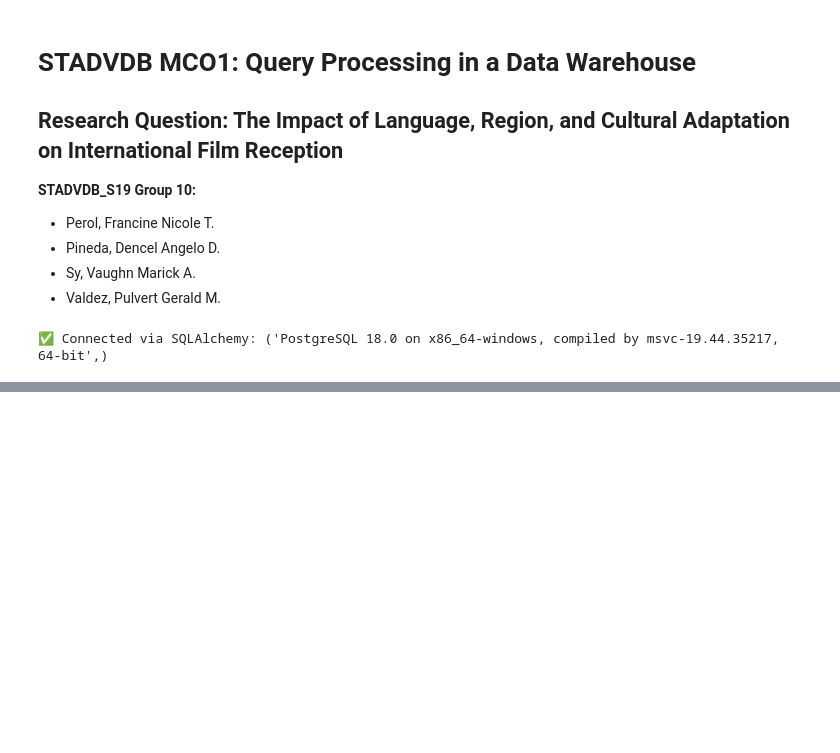
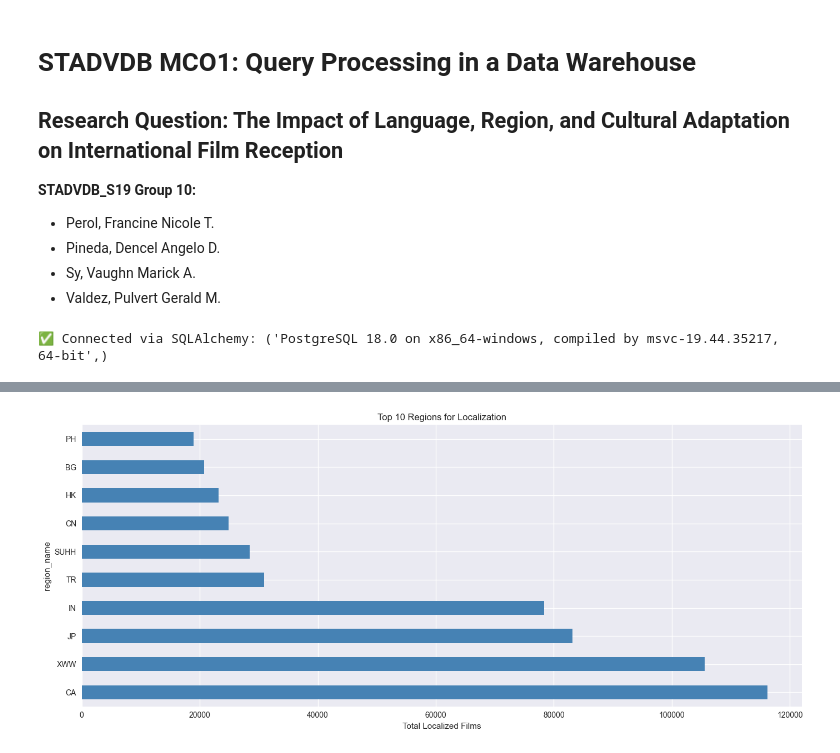
Before and after one commit to lonebono/STADVDBMCO1, a Jupyter notebook: STADVDB_Grp10.ipynb, the cells around one changed output, grey strips where cells are left out. Drawn from its saved outputs; the diff is of its cells as text; code cells hidden in the pictures; blank space fills up the shorter version.

```diff
--- a/STADVDB_Grp10.ipynb
+++ b/STADVDB_Grp10.ipynb
@@ -8,7 +8,15 @@
 - Sy, Vaughn Marick A.
 - Valdez, Pulvert Gerald M.
 # %%
+# Core data & DB
+import pandas as pd
 from sqlalchemy import create_engine, text
+
+# Visualization
+import matplotlib.pyplot as plt
+import seaborn as sns
+plt.style.use('seaborn-v0_8')
+sns.set_palette("tab10")
 
 engine = create_engine(
     "postgresql+psycopg2://",
@@ -31,0 +40,33 @@ df
+# %%
+query1 = """
+SELECT
+    r.region_code AS region_name,  -- Using region_code as the name
+    l.language_code AS language_name,  -- Using language_code as the name
+    COUNT(*) AS localized_count
+FROM dwh.fact_film_version f
+JOIN dwh.dim_region r ON f.region_id = r.region_id
+JOIN dwh.dim_language l ON f.language_id = l.language_id
+WHERE f.is_original_title = FALSE  -- TRUE/FALSE are standard SQL Booleans
+  AND r.region_code != 'UNK'  -- Using the code 'UNK' for unknown
+  AND l.language_code != 'UNK'  -- Using the code 'UNK' for unknown
+GROUP BY r.region_code, l.language_code
+ORDER BY localized_count DESC
+LIMIT 20;
+"""
+
+df1 = pd.read_sql(query1, engine)
+
+#top 10 regions by total localized films
+top_regions = df1.groupby('region_name')['localized_count'].sum().nlargest(10)
+
+fig, ax = plt.subplots(1, figsize=(14, 6))
+
+#top regions
+top_regions.plot(kind='barh', ax=ax, color='steelblue')
+ax.set_title('Top 10 Regions for Localization')
+ax.set_xlabel('Total Localized Films')
+
+plt.tight_layout()
+plt.show()
+# %% [output]
+[figure, added]
```
Also changed, not shown: parts of 8 cells of this notebook, 1 other file.
